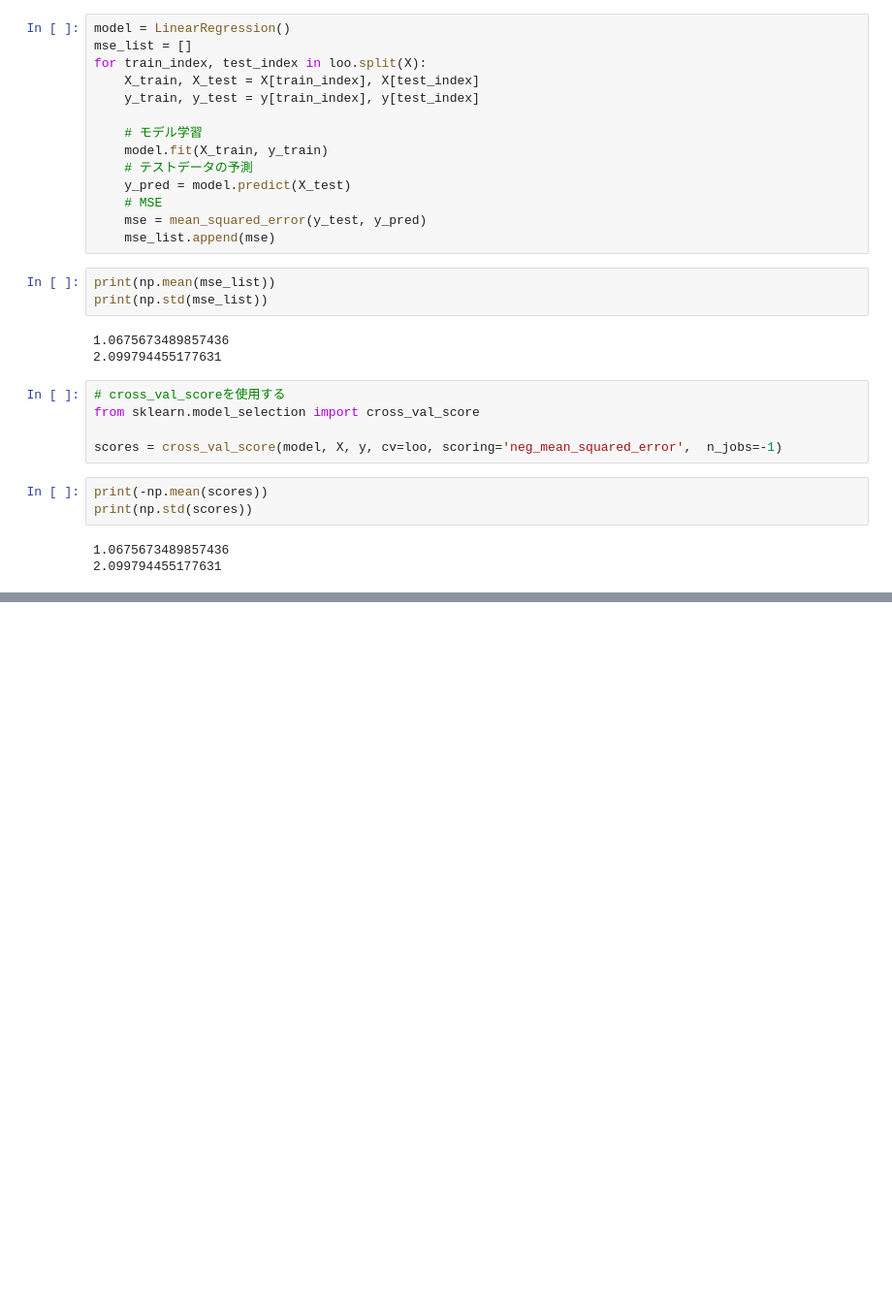
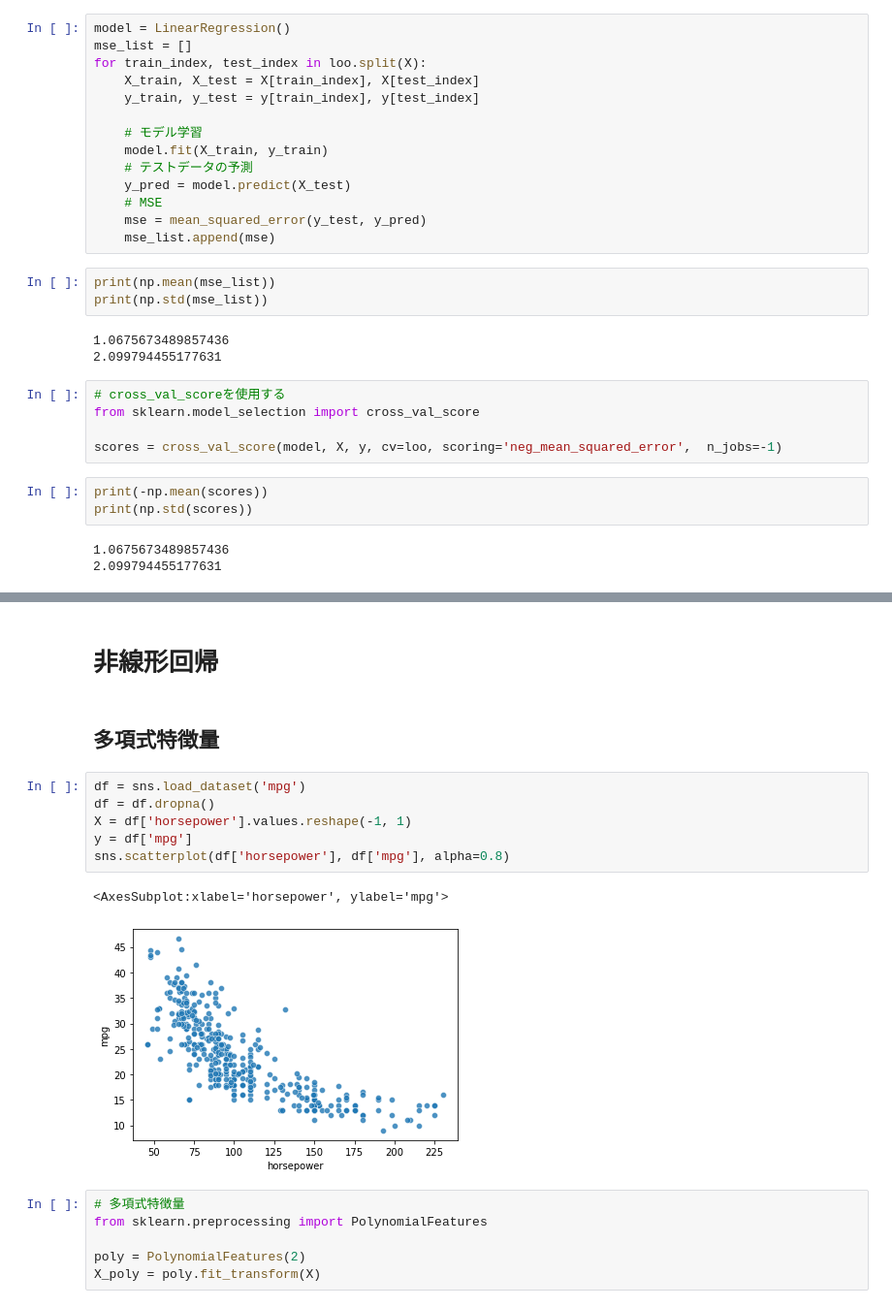
Before and after one commit to KK-raven/practice-machine-learning, a Jupyter notebook: practice.ipynb, the cells around one changed output, grey strips where cells are left out. Shown at 97% size. Saved outputs shown, nothing was run; the diff lists cells and outputs as text; blank space fills up the shorter version.

```diff
--- a/practice.ipynb
+++ b/practice.ipynb
@@ -638,0 +838,19 @@ print(np.std(scores))
+# %% [markdown]
+# 非線形回帰
+# %% [markdown]
+## 多項式特徴量
+# %%
+df = sns.load_dataset('mpg')
+df = df.dropna()
+X = df['horsepower'].values.reshape(-1, 1)
+y = df['mpg']
+sns.scatterplot(df['horsepower'], df['mpg'], alpha=0.8)
+# %% [output]
+<AxesSubplot:xlabel='horsepower', ylabel='mpg'>
+[figure, added]
+# %%
+# 多項式特徴量
+from sklearn.preprocessing import PolynomialFeatures
+
+poly = PolynomialFeatures(2)
+X_poly = poly.fit_transform(X)
```
Also changed, not shown: parts of 51 cells of this notebook.
